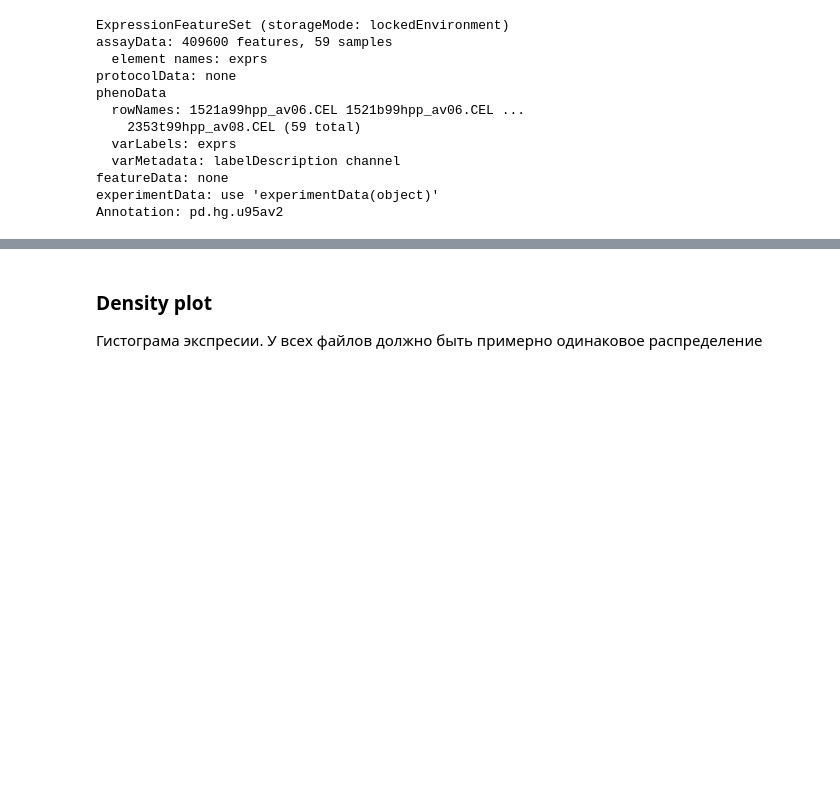
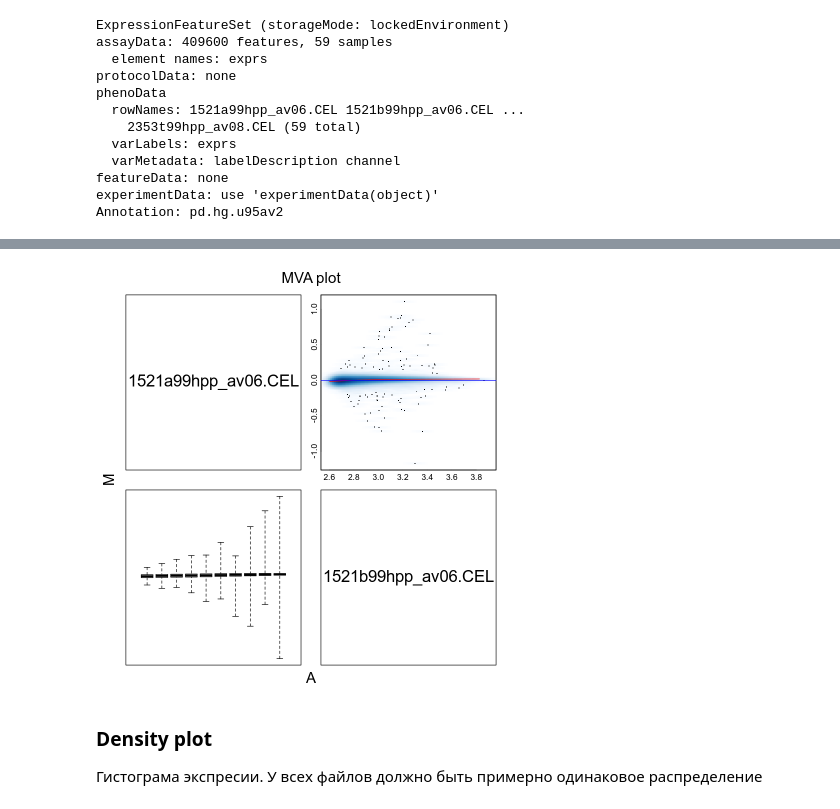
Before and after one commit to marcenavuc/bioinf_tutors, a Jupyter notebook: DEA/r_examples/Quality control.ipynb, the cells around one changed output, grey strips where cells are left out. Drawn from its saved outputs; the diff is of its cells as text; code cells hidden in the pictures; blank space fills up the shorter version.

```diff
--- a/DEA/r_examples/Quality control.ipynb
+++ b/DEA/r_examples/Quality control.ipynb
@@ -71,0 +67,4 @@ Warning message in bxp(list(stats = structure(c(-0.133431843665705, -0.028182199
+# %%
+# Выведем сравнение только первых двух сэмплов
+MAplot(affyExpressionFS[, 1:2], pairs=TRUE)
+# %% [output]
@@ -72,3 +73,4 @@ Warning message in bxp(list(stats = structure(c(-0.133431843665705, -0.028182199
+[figure, added]
 # %% [markdown]
 ### Density plot
 Гистограма экспресии. У всех файлов должно быть примерно одинаковое распределение
```
Also changed, not shown: parts of 6 cells of this notebook, 35 other files.
